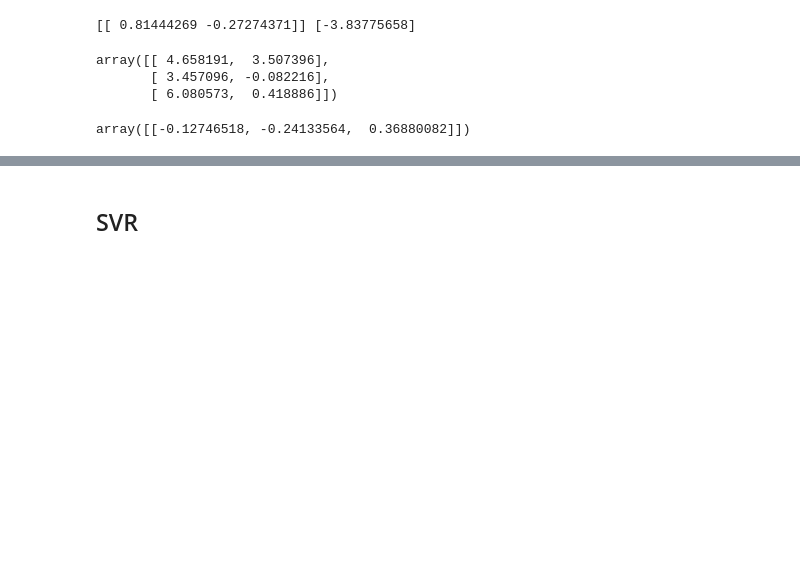
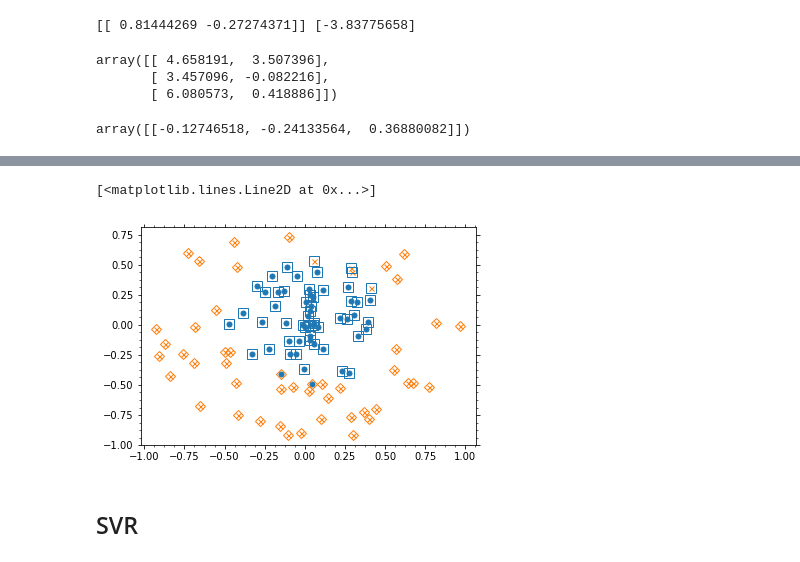
Before and after one commit to szqtc/MyMachineLearningNotes, a Jupyter notebook: 2_SVM.ipynb, the cells around one changed output, grey strips where cells are left out. Drawn from its saved outputs; the diff is of its cells as text; code cells hidden in the pictures; blank space fills up the shorter version.

```diff
--- a/2_SVM.ipynb
+++ b/2_SVM.ipynb
@@ -565,2 +805,15 @@ fg1
+# %%
+# the predicted labels
+fg3, ax3 = plt.subplots()
+ax3.plot(X2[y2>0, 0], X2[y2>0, 1], marker='o', ms=5, ls='None', c='C0')
+ax3.plot(X2[y2<0, 0], X2[y2<0, 1], marker='x', ms=5, ls='None', c='C1')
+
+#y2_pred = svc3.predict(X2)
+y2_pred = mysvc2.predict(X2)[:, 0]
+ax3.plot(X2[y2_pred>0, 0], X2[y2_pred>0, 1], marker='s', ms=10, ls='None', c='None', mec='C0')
+ax3.plot(X2[y2_pred<0, 0], X2[y2_pred<0, 1], marker='D', ms=7, ls='None', c='None', mec='C1')
+# %% [output]
+[<matplotlib.lines.Line2D at 0x...>]
+[figure, added]
 # %% [markdown]
 ## SVR
```
Also changed, not shown: parts of 19 cells of this notebook, 1 other file.
